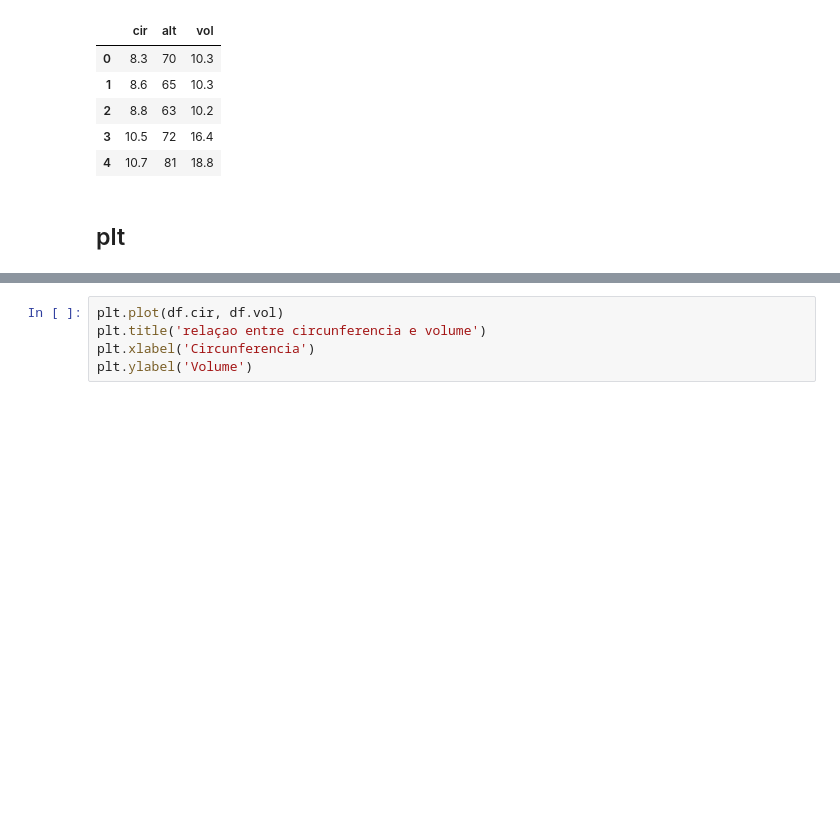
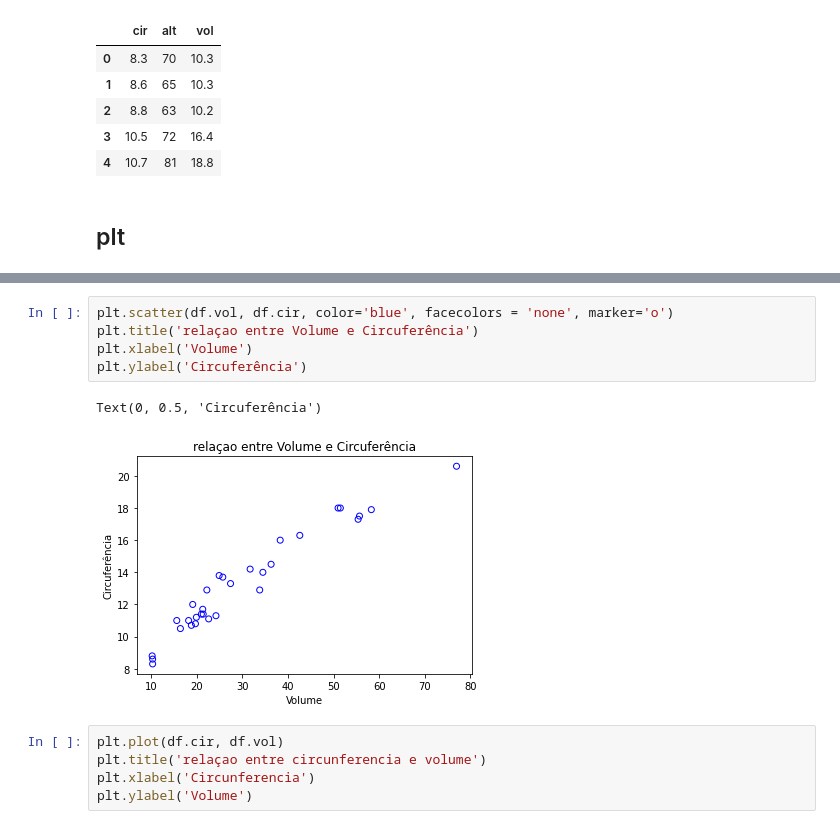
Before and after one commit to brayan-mesquita/pandas, a Jupyter notebook: visualizacao/dispersao.ipynb, the cells around one changed output, grey strips where cells are left out. Saved outputs shown, nothing was run; the diff lists cells and outputs as text; blank space fills up the shorter version.

```diff
--- a/visualizacao/dispersao.ipynb
+++ b/visualizacao/dispersao.ipynb
@@ -32,3 +31,11 @@ Text(0, 0.5, 'Altitude')
+# %%
+plt.scatter(df.vol, df.cir, color='blue', facecolors = 'none', marker='o')
+plt.title('relaçao entre Volume e Circuferência')
+plt.xlabel('Volume')
+plt.ylabel('Circuferência')
+# %% [output]
+Text(0, 0.5, 'Circuferência')
+[figure, added]
 # %%
 plt.plot(df.cir, df.vol)
 plt.title('relaçao entre circunferencia e volume')
```
Also changed, not shown: parts of 6 cells of this notebook.
